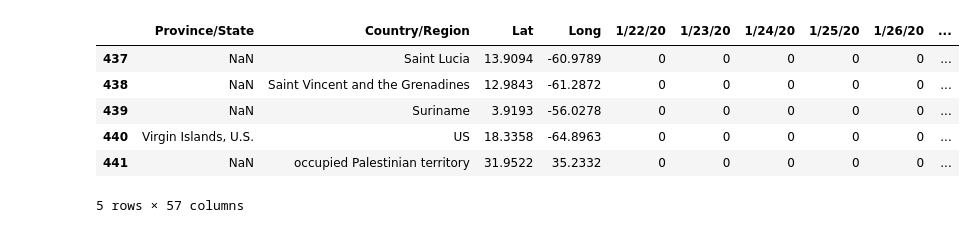
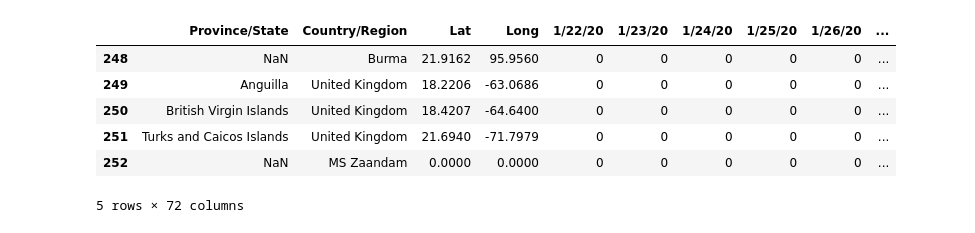
Before and after one commit to pmeridian/COVID19, a Jupyter notebook: Covid19.ipynb, the cells around one changed output. Saved outputs shown, nothing was run; the diff lists cells and outputs as text; code cells hidden in the pictures.

```diff
--- a/Covid19.ipynb
+++ b/Covid19.ipynb
@@ -24,17 +60,16 @@ Last data 2020-03-14 17:00:00
 # %%
-urlWorldWide = 'https://raw.githubusercontent.com/CSSEGISandData/COVID-19/master/csse_covid_19_data/csse_covid_19_time_series/time_series_19-covid-Deaths.csv'
-
+urlWorldWide = 'https://raw.githubusercontent.com/CSSEGISandData/COVID-19/master/csse_covid_19_data/csse_covid_19_time_series/time_series_covid19_deaths_global.csv'
 dfWorld=pd.read_csv(urlWorldWide)
 dfWorld.set_index('Country/Region')
 dfWorld.tail(5)
 # %% [output]
 |  | Province/State | Country/Region | Lat | Long | 1/22/20 | 1/23/20 | 1/24/20 | 1/25/20 | 1/26/20 | ... |
-| 437 | NaN | Saint Lucia | 13.9094 | -60.9789 | 0 | 0 | 0 | 0 | 0 | ... |
-| 438 | NaN | Saint Vincent and the Grenadines | 12.9843 | -61.2872 | 0 | 0 | 0 | 0 | 0 | ... |
-| 439 | NaN | Suriname | 3.9193 | -56.0278 | 0 | 0 | 0 | 0 | 0 | ... |
-| 440 | Virgin Islands, U.S. | US | 18.3358 | -64.8963 | 0 | 0 | 0 | 0 | 0 | ... |
-| 441 | NaN | occupied Palestinian territory | 31.9522 | 35.2332 | 0 | 0 | 0 | 0 | 0 | ... |
+| 248 | NaN | Burma | 21.9162 | 95.9560 | 0 | 0 | 0 | 0 | 0 | ... |
+| 249 | Anguilla | United Kingdom | 18.2206 | -63.0686 | 0 | 0 | 0 | 0 | 0 | ... |
+| 250 | British Virgin Islands | United Kingdom | 18.4207 | -64.6400 | 0 | 0 | 0 | 0 | 0 | ... |
+| 251 | Turks and Caicos Islands | United Kingdom | 21.6940 | -71.7979 | 0 | 0 | 0 | 0 | 0 | ... |
+| 252 | NaN | MS Zaandam | 0.0000 | 0.0000 | 0 | 0 | 0 | 0 | 0 | ... |
-5 rows × 57 columns
+5 rows × 72 columns
 # %%
 df['TO'].tail(5)
 # %% [output]
```
Also changed, not shown: parts of 14 cells of this notebook, 2 other files.
